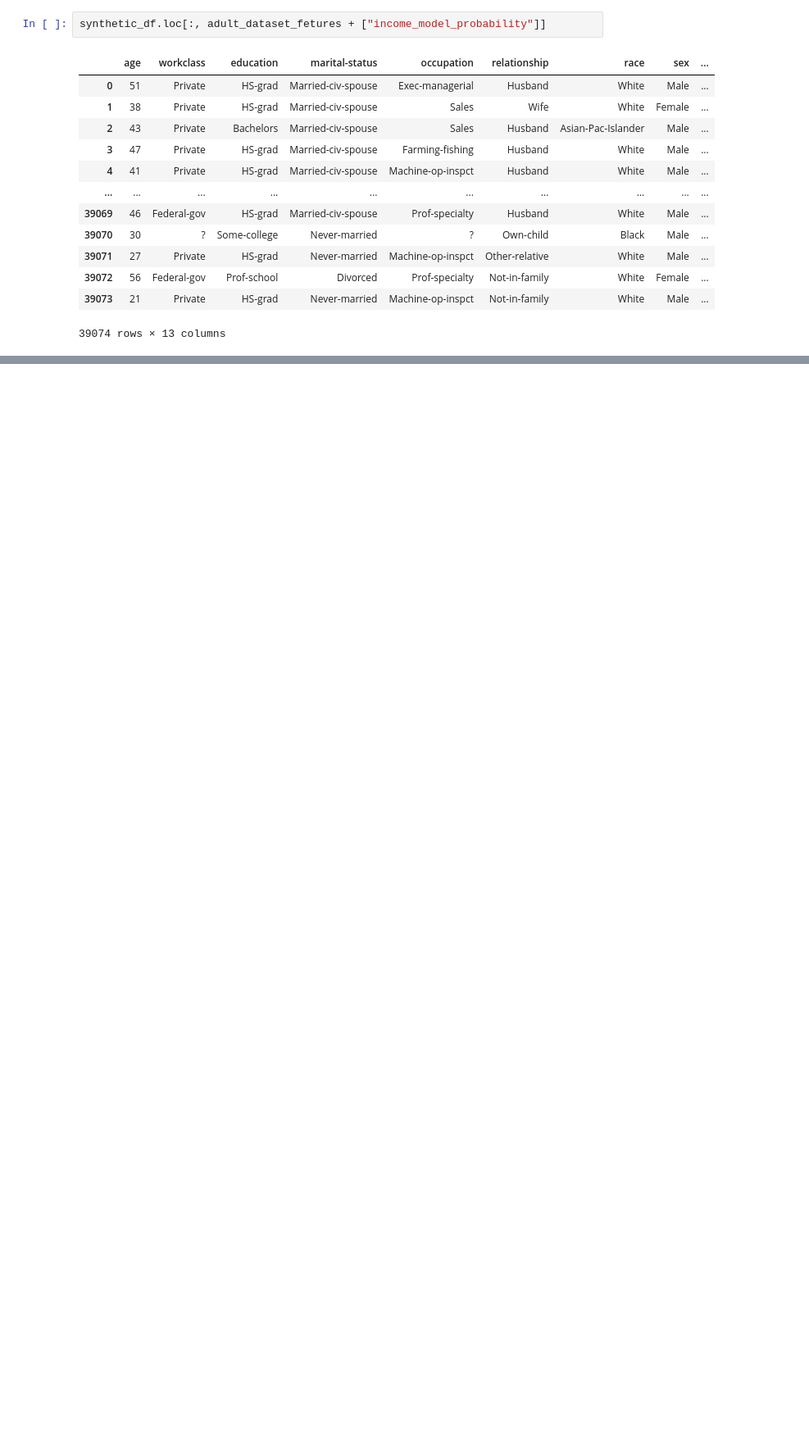
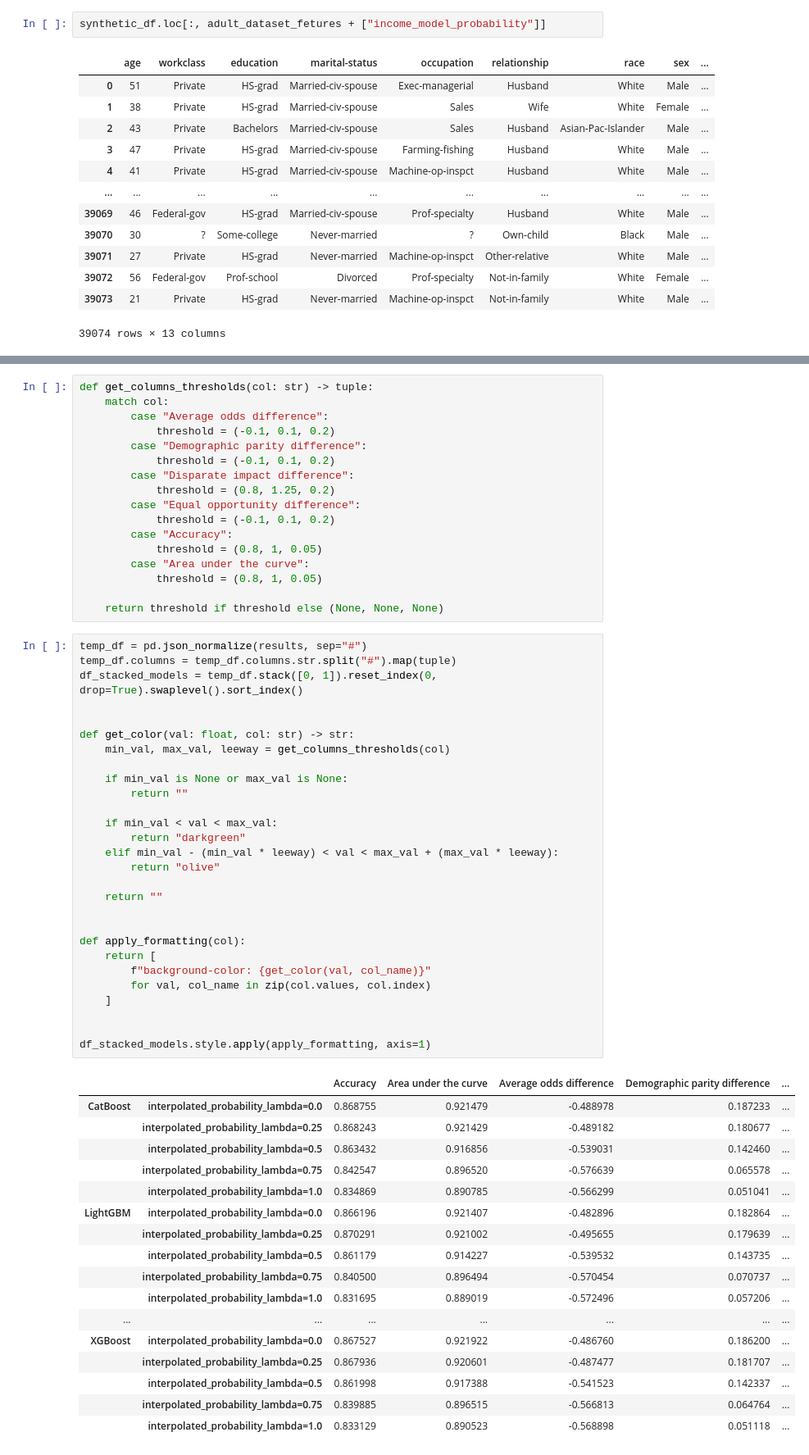
Before and after one commit to krugergui/Strong-statistical-parity-through-fair-synthetic-data, a Jupyter notebook: notebooks/adult-uci.ipynb, the cells around one changed output, grey strips where cells are left out. Shown at 82% size. Saved outputs shown, nothing was run; the diff lists cells and outputs as text; blank space fills up the shorter version.

```diff
--- a/notebooks/adult-uci.ipynb
+++ b/notebooks/adult-uci.ipynb
@@ -382,0 +363,63 @@ for ax, model in zip(axs, predictor.get_model_names()):
+# %%
+def get_columns_thresholds(col: str) -> tuple:
+    match col:
+        case "Average odds difference":
+            threshold = (-0.1, 0.1, 0.2)
+        case "Demographic parity difference":
+            threshold = (-0.1, 0.1, 0.2)
+        case "Disparate impact difference":
+            threshold = (0.8, 1.25, 0.2)
+        case "Equal opportunity difference":
+            threshold = (-0.1, 0.1, 0.2)
+        case "Accuracy":
+            threshold = (0.8, 1, 0.05)
+        case "Area under the curve":
+            threshold = (0.8, 1, 0.05)
+
+    return threshold if threshold else (None, None, None)
+# %%
+temp_df = pd.json_normalize(results, sep="#")
+temp_df.columns = temp_df.columns.str.split("#").map(tuple)
+df_stacked_models = temp_df.stack([0, 1]).reset_index(0, drop=True).swaplevel().sort_index()
+
+
+def get_color(val: float, col: str) -> str:
+    min_val, max_val, leeway = get_columns_thresholds(col)
+
+    if min_val is None or max_val is None:
+        return ""
+
+    if min_val < val < max_val:
+        return "darkgreen"
+    elif min_val - (min_val * leeway) < val < max_val + (max_val * leeway):
+        return "olive"
+
+    return ""
+
+
+def apply_formatting(col):
+    return [
+        f"background-color: {get_color(val, col_name)}"
+        for val, col_name in zip(col.values, col.index)
+    ]
+
+
+df_stacked_models.style.apply(apply_formatting, axis=1)
+# %% [output]
+|  |  | Accuracy | Area under the curve | Average odds difference | Demographic parity difference | ... |
+| CatBoost | interpolated_probability_lambda=0.0 | 0.868755 | 0.921479 | -0.488978 | 0.187233 | ... |
+|  | interpolated_probability_lambda=0.25 | 0.868243 | 0.921429 | -0.489182 | 0.180677 | ... |
+|  | interpolated_probability_lambda=0.5 | 0.863432 | 0.916856 | -0.539031 | 0.142460 | ... |
+|  | interpolated_probability_lambda=0.75 | 0.842547 | 0.896520 | -0.576639 | 0.065578 | ... |
+|  | interpolated_probability_lambda=1.0 | 0.834869 | 0.890785 | -0.566299 | 0.051041 | ... |
+| LightGBM | interpolated_probability_lambda=0.0 | 0.866196 | 0.921407 | -0.482896 | 0.182864 | ... |
+|  | interpolated_probability_lambda=0.25 | 0.870291 | 0.921002 | -0.495655 | 0.179639 | ... |
+|  | interpolated_probability_lambda=0.5 | 0.861179 | 0.914227 | -0.539532 | 0.143735 | ... |
+|  | interpolated_probability_lambda=0.75 | 0.840500 | 0.896494 | -0.570454 | 0.070737 | ... |
+|  | interpolated_probability_lambda=1.0 | 0.831695 | 0.889019 | -0.572496 | 0.057206 | ... |
+| ... | ... | ... | ... | ... | ... | ... |
+| XGBoost | interpolated_probability_lambda=0.0 | 0.867527 | 0.921922 | -0.486760 | 0.186200 | ... |
+|  | interpolated_probability_lambda=0.25 | 0.867936 | 0.920601 | -0.487477 | 0.181707 | ... |
+|  | interpolated_probability_lambda=0.5 | 0.861998 | 0.917388 | -0.541523 | 0.142337 | ... |
+|  | interpolated_probability_lambda=0.75 | 0.839885 | 0.896515 | -0.566813 | 0.064764 | ... |
+|  | interpolated_probability_lambda=1.0 | 0.833129 | 0.890523 | -0.568898 | 0.051118 | ... |
```
Also changed, not shown: parts of 7 cells of this notebook, 8 other files.
